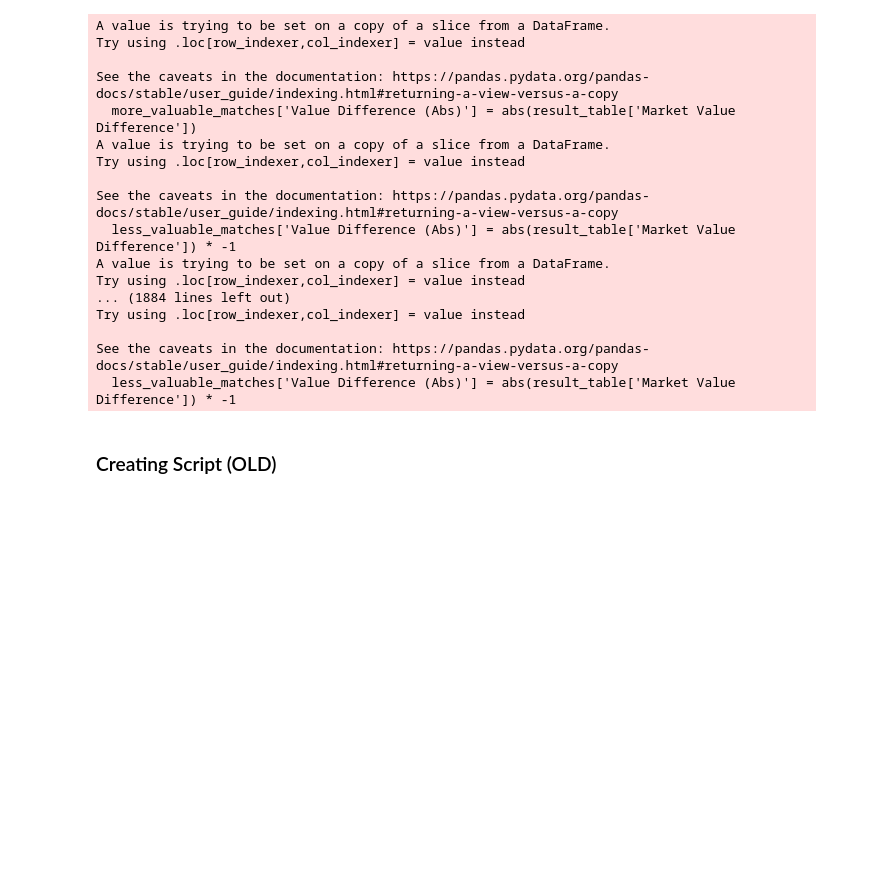
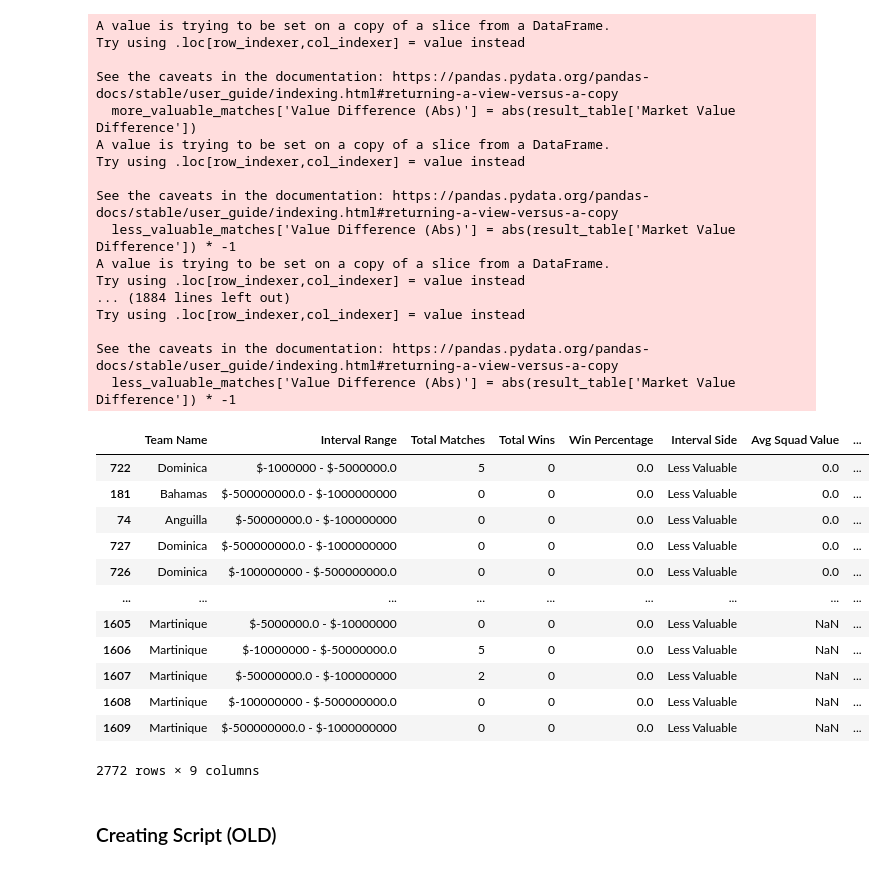
Before and after one commit to finnlsmith/footy_project_market_value_rankings, a Jupyter notebook: Analysis_Q1/create_cross_section_scripts.ipynb, the cells around one changed output. Saved outputs shown, nothing was run; the diff lists cells and outputs as text; code cells hidden in the pictures; blank space fills up the shorter version.

```diff
--- a/Analysis_Q1/create_cross_section_scripts.ipynb
+++ b/Analysis_Q1/create_cross_section_scripts.ipynb
@@ -93,6 +93,22 @@ See the caveats in the documentation: https://pandas.pydata.org/pandas-docs/stab
   less_valuable_matches['Value Difference (Abs)'] = abs(result_table['Market Value Difference']) * -1
 # %%
 overall_table.to_csv('overall_table.csv', index=False)
+# %%
+overall_table.sort_values('Avg Squad Value')
+# %% [output]
+|  | Team Name | Interval Range | Total Matches | Total Wins | Win Percentage | Interval Side | Avg Squad Value | ... |
+| 722 | Dominica | $-1000000 - $-5000000.0 | 5 | 0 | 0.0 | Less Valuable | 0.0 | ... |
+| 181 | Bahamas | $-500000000.0 - $-1000000000 | 0 | 0 | 0.0 | Less Valuable | 0.0 | ... |
+| 74 | Anguilla | $-50000000.0 - $-100000000 | 0 | 0 | 0.0 | Less Valuable | 0.0 | ... |
+| 727 | Dominica | $-500000000.0 - $-1000000000 | 0 | 0 | 0.0 | Less Valuable | 0.0 | ... |
+| 726 | Dominica | $-100000000 - $-500000000.0 | 0 | 0 | 0.0 | Less Valuable | 0.0 | ... |
+| ... | ... | ... | ... | ... | ... | ... | ... | ... |
+| 1605 | Martinique | $-5000000.0 - $-10000000 | 0 | 0 | 0.0 | Less Valuable | NaN | ... |
+| 1606 | Martinique | $-10000000 - $-50000000.0 | 5 | 0 | 0.0 | Less Valuable | NaN | ... |
+| 1607 | Martinique | $-50000000.0 - $-100000000 | 2 | 0 | 0.0 | Less Valuable | NaN | ... |
+| 1608 | Martinique | $-100000000 - $-500000000.0 | 0 | 0 | 0.0 | Less Valuable | NaN | ... |
+| 1609 | Martinique | $-500000000.0 - $-1000000000 | 0 | 0 | 0.0 | Less Valuable | NaN | ... |
+2772 rows × 9 columns
 # %%
 def generate_win_rate_intervals_table_team(first_team, latest_match_data):
 
```
Also changed, not shown: parts of 15 cells of this notebook, 34 other files.
